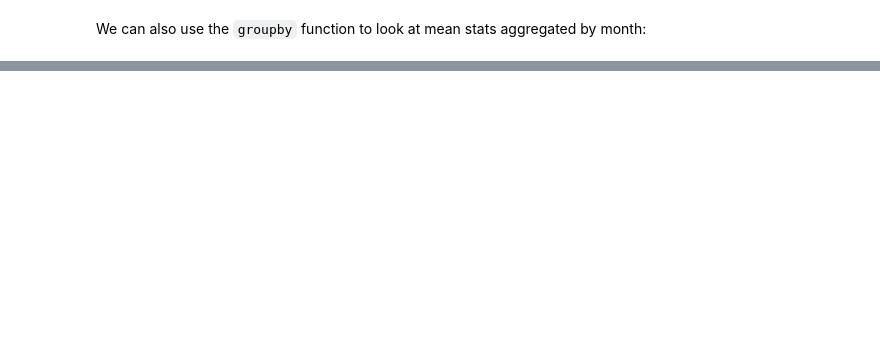
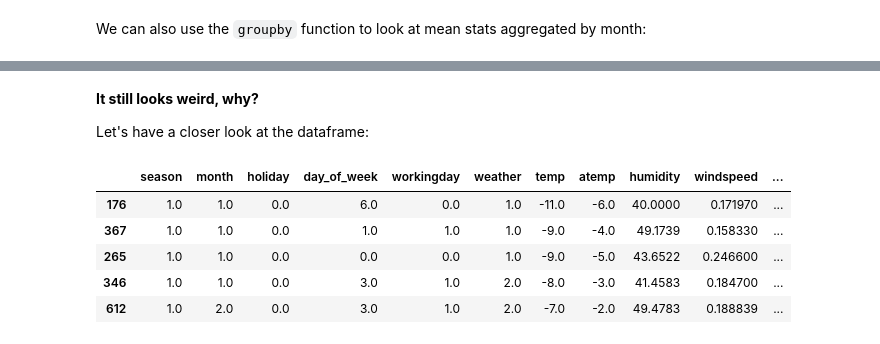
Before and after one commit to crdcamp/lin-reg-application, a Jupyter notebook: references/2_lin_reg_knn_reg_and_inference.ipynb, the cells around one changed output, grey strips where cells are left out. Saved outputs shown, nothing was run; the diff lists cells and outputs as text; code cells hidden in the pictures; blank space fills up the shorter version.

```diff
--- a/references/2_lin_reg_knn_reg_and_inference.ipynb
+++ b/references/2_lin_reg_knn_reg_and_inference.ipynb
@@ -211,0 +236,7 @@ bikeshare.groupby("month").mean()
+# %%
+new = bikeshare.sort_values(['temp'])
+plt.plot(new['temp'], new["atemp"])
+plt.xlabel("Temp")
+plt.ylabel("A-Temp")
+plt.title("A-Temp vs. Temp")
+plt.show()
@@ -211,0 +245,13 @@ bikeshare.groupby("month").mean()
+# %% [markdown]
+**It still looks weird, why?**
+
+Let's have a closer look at the dataframe:
+# %%
+new.head()
+# %% [output]
+|  | season | month | holiday | day_of_week | workingday | weather | temp | atemp | humidity | windspeed | ... |
+| 176 | 1.0 | 1.0 | 0.0 | 6.0 | 0.0 | 1.0 | -11.0 | -6.0 | 40.0000 | 0.171970 | ... |
+| 367 | 1.0 | 1.0 | 0.0 | 1.0 | 1.0 | 1.0 | -9.0 | -4.0 | 49.1739 | 0.158330 | ... |
+| 265 | 1.0 | 1.0 | 0.0 | 0.0 | 0.0 | 1.0 | -9.0 | -5.0 | 43.6522 | 0.246600 | ... |
+| 346 | 1.0 | 1.0 | 0.0 | 3.0 | 1.0 | 2.0 | -8.0 | -3.0 | 41.4583 | 0.184700 | ... |
+| 612 | 1.0 | 2.0 | 0.0 | 3.0 | 1.0 | 2.0 | -7.0 | -2.0 | 49.4783 | 0.188839 | ... |
```
Also changed, not shown: parts of 12 cells of this notebook.
